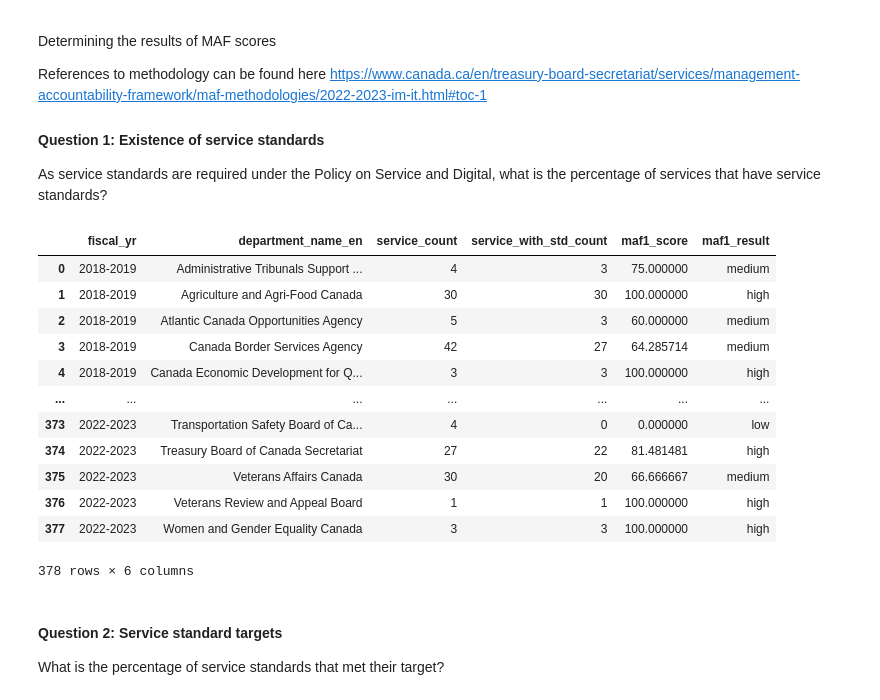
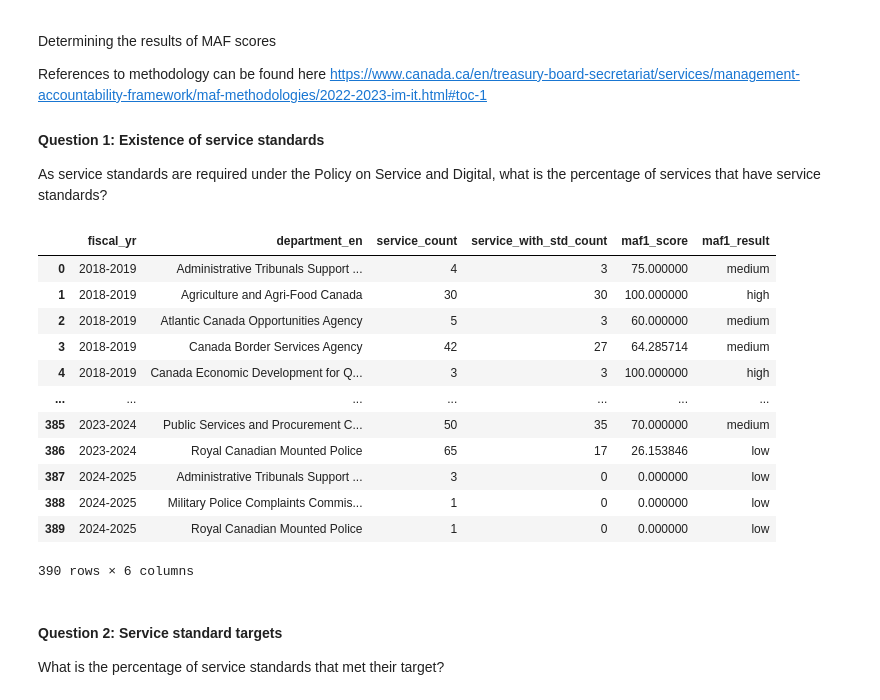
Before and after one commit to gcperformance/service-data, a Jupyter notebook: gc-service-data-script.ipynb, the cells around one changed output. Drawn from its saved outputs; the diff is of its cells as text; code cells hidden in the pictures.

```diff
--- a/gc-service-data-script.ipynb
+++ b/gc-service-data-script.ipynb
@@ -162,6 +181,25 @@ Columns only in 2024: {'program_id', 'owner_org_title', 'automated_decision_syst
 # Add org_id to both datasets
 si_2018_tidy = pd.merge(si_2018, org_var, left_on='department_name_en', right_on='org_name_variant')
 si_2024_tidy = pd.merge(si_2024, org_var, left_on='owner_org', right_on='org_name_variant')
+
+# Drop specific org name fields from both
+si_2018_tidy = si_2018_tidy.drop(columns=['department_name_en', 'department_name_fr'])
+si_2024_tidy = si_2024_tidy.drop(columns=['owner_org', 'owner_org_title'])
+
+# Merge in en/fr department names from dept table
+si_2018_tidy = pd.merge(
+    si_2018_tidy,
+    dept,
+    on='org_id',
+    how='left'
+)
+
+si_2024_tidy = pd.merge(
+    si_2024_tidy,
+    dept,
+    on='org_id',
+    how='left'
+)
 
 # Add program_id to 2018 dataset
 # Collapse all the program id's in the serv_prog table for unique combinations of fiscal_yr and service_id
@@ -293,6 +331,24 @@ Columns only in 2024: {'owner_org_title', 'owner_org'}
 ss_2018_tidy = pd.merge(ss_2018, org_var, left_on='department_name_en', right_on='org_name_variant')
 ss_2024_tidy = pd.merge(ss_2024, org_var, left_on='owner_org', right_on='org_name_variant')
 
+# Drop specific org name fields from both
+ss_2018_tidy = ss_2018_tidy.drop(columns=['department_name_en', 'department_name_fr'])
+ss_2024_tidy = ss_2024_tidy.drop(columns=['owner_org', 'owner_org_title'])
+
+# Merge in en/fr department names from dept table
+ss_2018_tidy = pd.merge(
+    ss_2018_tidy,
+    dept,
+    on='org_id',
+    how='left'
+)
+
+ss_2024_tidy = pd.merge(
+    ss_2024_tidy,
+    dept,
+    on='org_id',
+    how='left'
+)
 
 # Add missing columns to both datasets
 # Determine the set of columns for both datasets
@@ -480,37 +553,37 @@ As service standards are required under the Policy on Service and Digital, what
 score_bins = [0, 50, 80, 101]
 score_results = ['low', 'medium', 'high']
 # %%
-maf1 = si.loc[:, ['fiscal_yr', 'service_id', 'department_name_en']]
+maf1 = si.loc[:, ['fiscal_yr', 'service_id', 'department_en']]
 maf1['service_std_tf'] = si[['fiscal_yr', 'service_id']].isin(ss[['fiscal_yr', 'service_id']].to_dict(orient='list')).all(axis=1)
 
-maf1_num = maf1.groupby(['fiscal_yr', 'department_name_en'])['service_id'].count().reset_index()
-maf1_denom = maf1.groupby(['fiscal_yr', 'department_name_en'])['service_std_tf'].sum().reset_index()
+maf1_num = maf1.groupby(['fiscal_yr', 'department_en'])['service_id'].count().reset_index()
+maf1_denom = maf1.groupby(['fiscal_yr', 'department_en'])['service_std_tf'].sum().reset_index()
 
 maf1 = pd.merge(
     maf1_num,
     maf1_denom,
-    on=['fiscal_yr', 'department_name_en'],
+    on=['fiscal_yr', 'department_en'],
     how='left'
 ).rename(columns={'service_id':'service_count', 'service_std_tf':'service_with_std_count'})
 
 maf1['maf1_score'] = (maf1['service_with_std_count']/maf1['service_count'])*100
 maf1['maf1_result'] = pd.cut(maf1['maf1_score'], bins=score_bins, labels=score_results, right=False)
 
 maf1
 # %% [output]
-|  | fiscal_yr | department_name_en | service_count | service_with_std_count | maf1_score | maf1_result |
+|  | fiscal_yr | department_en | service_count | service_with_std_count | maf1_score | maf1_result |
 | 0 | 2018-2019 | Administrative Tribunals Support ... | 4 | 3 | 75.000000 | medium |
 | 1 | 2018-2019 | Agriculture and Agri-Food Canada | 30 | 30 | 100.000000 | high |
 | 2 | 2018-2019 | Atlantic Canada Opportunities Agency | 5 | 3 | 60.000000 | medium |
 | 3 | 2018-2019 | Canada Border Services Agency | 42 | 27 | 64.285714 | medium |
 | 4 | 2018-2019 | Canada Economic Development for Q... | 3 | 3 | 100.000000 | high |
 | ... | ... | ... | ... | ... | ... | ... |
-| 373 | 2022-2023 | Transportation Safety Board of Ca... | 4 | 0 | 0.000000 | low |
-| 374 | 2022-2023 | Treasury Board of Canada Secretariat | 27 | 22 | 81.481481 | high |
-| 375 | 2022-2023 | Veterans Affairs Canada | 30 | 20 | 66.666667 | medium |
-| 376 | 2022-2023 | Veterans Review and Appeal Board | 1 | 1 | 100.000000 | high |
-| 377 | 2022-2023 | Women and Gender Equality Canada | 3 | 3 | 100.000000 | high |
+| 385 | 2023-2024 | Public Services and Procurement C... | 50 | 35 | 70.000000 | medium |
+| 386 | 2023-2024 | Royal Canadian Mounted Police | 65 | 17 | 26.153846 | low |
+| 387 | 2024-2025 | Administrative Tribunals Support ... | 3 | 0 | 0.000000 | low |
+| 388 | 2024-2025 | Military Police Complaints Commis... | 1 | 0 | 0.000000 | low |
+| 389 | 2024-2025 | Royal Canadian Mounted Police | 1 | 0 | 0.000000 | low |
-378 rows × 6 columns
+390 rows × 6 columns
 # %% [markdown]
 #### Question 2: Service standard targets
 What is the percentage of service standards that met their target?
```
Also changed, not shown: parts of 28 cells of this notebook.
